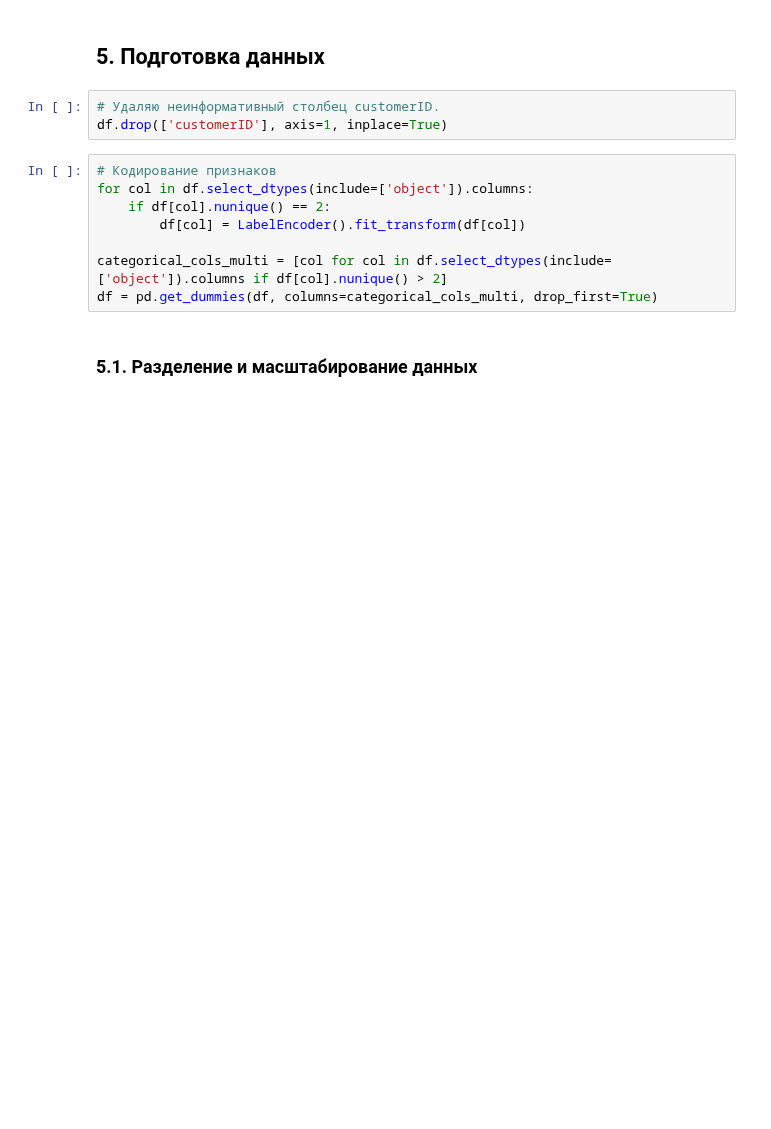
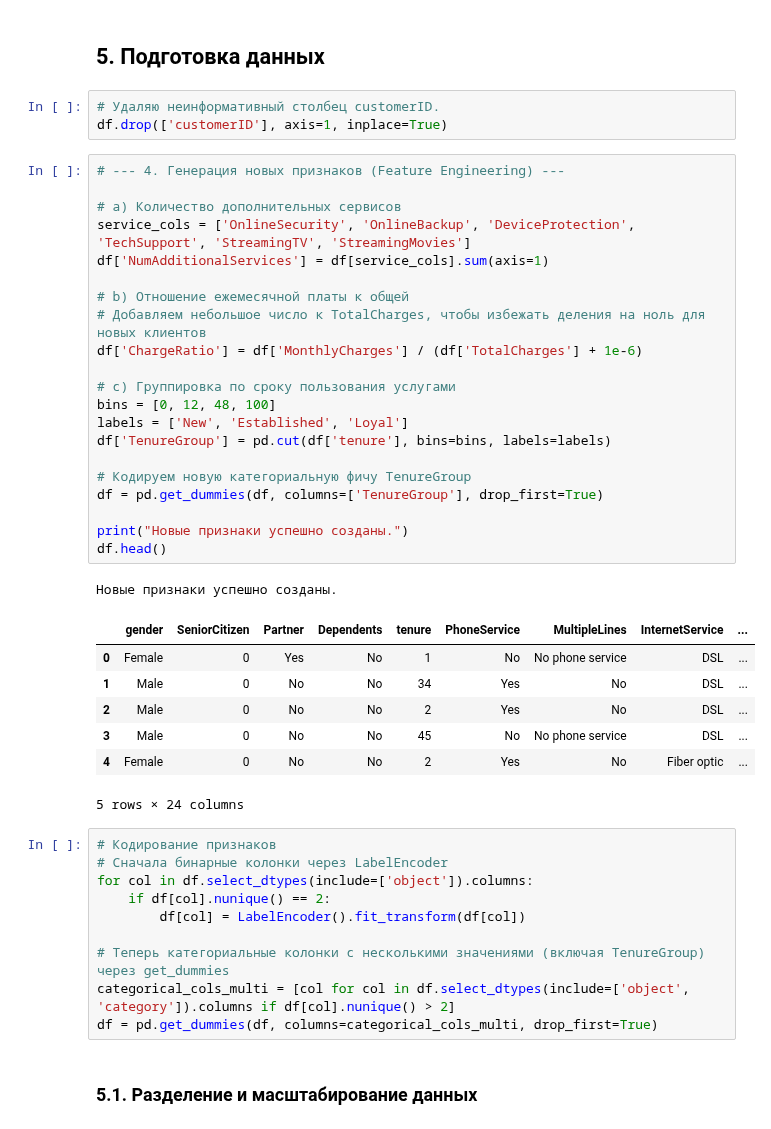
Before and after one commit to DgtrDN/diplom, a Jupyter notebook: diplom_telco_customer.ipynb, the cells around one changed output. Drawn from its saved outputs; the diff is of its cells as text; blank space fills up the shorter version.

```diff
--- a/diplom_telco_customer.ipynb
+++ b/diplom_telco_customer.ipynb
@@ -272,13 +273,45 @@ plt.show()
 # %%
 # Удаляю неинформативный столбец customerID.
 df.drop(['customerID'], axis=1, inplace=True)
+# %%
+# --- 4. Генерация новых признаков (Feature Engineering) ---
+
+# a) Количество дополнительных сервисов
+service_cols = ['OnlineSecurity', 'OnlineBackup', 'DeviceProtection', 'TechSupport', 'StreamingTV', 'StreamingMovies']
+df['NumAdditionalServices'] = df[service_cols].sum(axis=1)
+
+# b) Отношение ежемесячной платы к общей
+# Добавляем небольшое число к TotalCharges, чтобы избежать деления на ноль для новых клиентов
+df['ChargeRatio'] = df['MonthlyCharges'] / (df['TotalCharges'] + 1e-6)
+
+# c) Группировка по сроку пользования услугами
+bins = [0, 12, 48, 100]
+labels = ['New', 'Established', 'Loyal']
+df['TenureGroup'] = pd.cut(df['tenure'], bins=bins, labels=labels)
+
+# Кодируем новую категориальную фичу TenureGroup
+df = pd.get_dummies(df, columns=['TenureGroup'], drop_first=True)
+
+print("Новые признаки успешно созданы.")
+df.head()
+# %% [output]
+Новые признаки успешно созданы.
+|  | gender | SeniorCitizen | Partner | Dependents | tenure | PhoneService | MultipleLines | InternetService | ... |
+| 0 | Female | 0 | Yes | No | 1 | No | No phone service | DSL | ... |
+| 1 | Male | 0 | No | No | 34 | Yes | No | DSL | ... |
+| 2 | Male | 0 | No | No | 2 | Yes | No | DSL | ... |
+| 3 | Male | 0 | No | No | 45 | No | No phone service | DSL | ... |
+| 4 | Female | 0 | No | No | 2 | Yes | No | Fiber optic | ... |
+5 rows × 24 columns
 # %%
 # Кодирование признаков
+# Сначала бинарные колонки через LabelEncoder
 for col in df.select_dtypes(include=['object']).columns:
     if df[col].nunique() == 2:
         df[col] = LabelEncoder().fit_transform(df[col])
 
-categorical_cols_multi = [col for col in df.select_dtypes(include=['object']).columns if df[col].nunique() > 2]
+# Теперь категориальные колонки с несколькими значениями (включая TenureGroup) через get_dummies
+categorical_cols_multi = [col for col in df.select_dtypes(include=['object', 'category']).columns if df[col].nunique() > 2]
 df = pd.get_dummies(df, columns=categorical_cols_multi, drop_first=True)
 # %% [markdown]
 ### 5.1. Разделение и масштабирование данных
```
Also changed, not shown: parts of 25 cells of this notebook, 7 other files.
